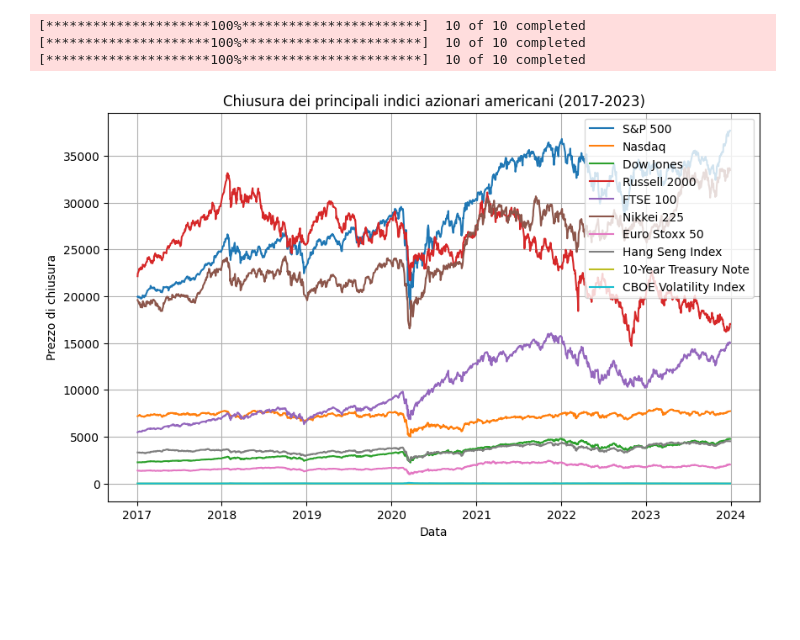
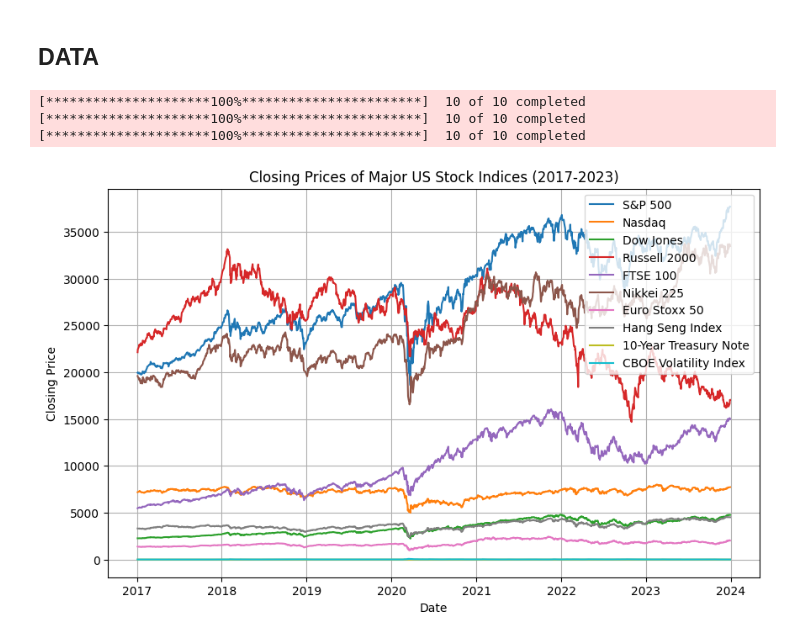
Before and after one commit to MatteoL01/TVGL, a Jupyter notebook: GLasso.ipynb, the cells around one changed output. Saved outputs shown, nothing was run; the diff lists cells and outputs as text; code cells hidden in the pictures; blank space fills up the shorter version.

```diff
--- a/GLasso.ipynb
+++ b/GLasso.ipynb
@@ -5,50 +5,50 @@ import tvgl
 import matplotlib.pyplot as plt
 import pandas as pd
 import networkx as nx
+# %% [markdown]
+## DATA
 # %%
-
-# Lista degli indici azionari
+# List of stock indices
 indices = ['^GSPC', '^IXIC', '^DJI', '^RUT', '^FTSE', '^N225', '^STOXX50E', '^HSI', '^TNX', '^VIX']
 
-
-# Periodi di interesse
+# Periods of interest
 start_date_pre_covid = '2017-01-01'
 end_date_pre_covid = '2019-12-31'
 
 start_date_covid = '2020-01-01'
 end_date_covid = '2021-12-31'
 
 start_date_post_covid = '2022-01-01'
 end_date_post_covid = '2023-12-31'
 
-# Funzione per scaricare i dati di chiusura
+# Function to download closing price data
 def download_data(indices, start_date, end_date):
     data = yf.download(indices, start=start_date, end=end_date)['Close']
     return data
 
-# Scarica i dati
+# Download the data
 data_pre_covid = download_data(indices, start_date_pre_covid, end_date_pre_covid)
 data_covid = download_data(indices, start_date_covid, end_date_covid)
 data_post_covid = download_data(indices, start_date_post_covid, end_date_post_covid)
 
-# Combina i dati
+# Combine the data
 data_combined = pd.concat([data_pre_covid, data_covid, data_post_covid], axis=0)
 
-# Aggiusta i dati (opzionale, ad esempio rimuovendo NaN o normalizzando)
-data_combined = data_combined.dropna()  # Rimuovi eventuali NaN
+# Clean up the data
+data_combined = data_combined.dropna()  # Remove any NaN values
 
-# Visualizza i grafici
+# Visualize the data
 plt.figure(figsize=(10, 6))
 for col in data_combined.columns:
     plt.plot(data_combined.index, data_combined[col], label=col)
-plt.title('Chiusura dei principali indici azionari americani (2017-2023)')
-plt.xlabel('Data')
-plt.ylabel('Prezzo di chiusura')
+plt.title('Closing Prices of Major US Stock Indices (2017-2023)')
+plt.xlabel('Date')
+plt.ylabel('Closing Price')
 plt.legend(labels=['S&P 500', 'Nasdaq', 'Dow Jones', 'Russell 2000', 'FTSE 100', 'Nikkei 225', 'Euro Stoxx 50', 'Hang Seng Index', '10-Year Treasury Note', 'CBOE Volatility Index'])
 plt.grid(True)
 plt.show()
 # %% [output]
 [*********************100%***********************]  10 of 10 completed
 [*********************100%***********************]  10 of 10 completed
 [*********************100%***********************]  10 of 10 completed
-[figure, old version]
+[figure, new version]
```
Also changed, not shown: parts of 15 cells of this notebook.
